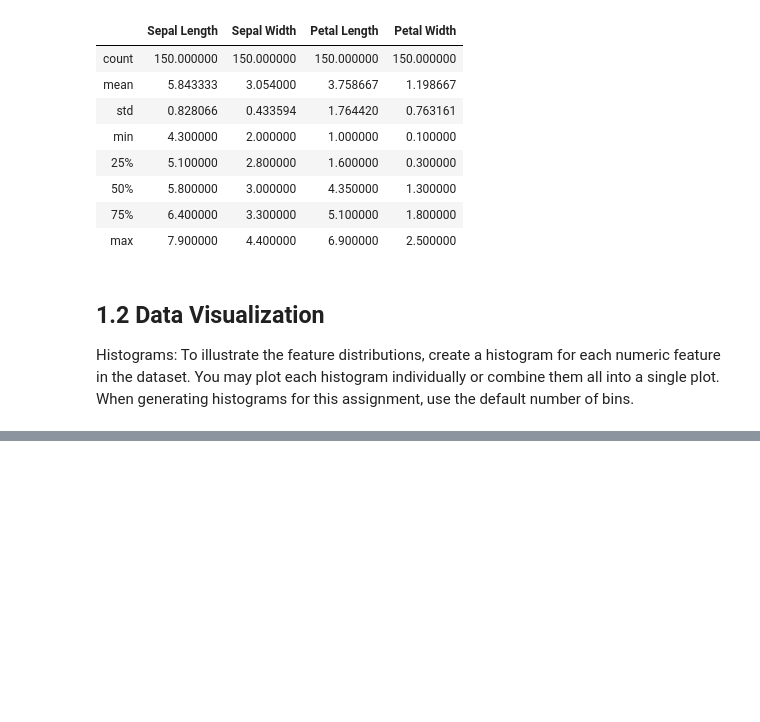
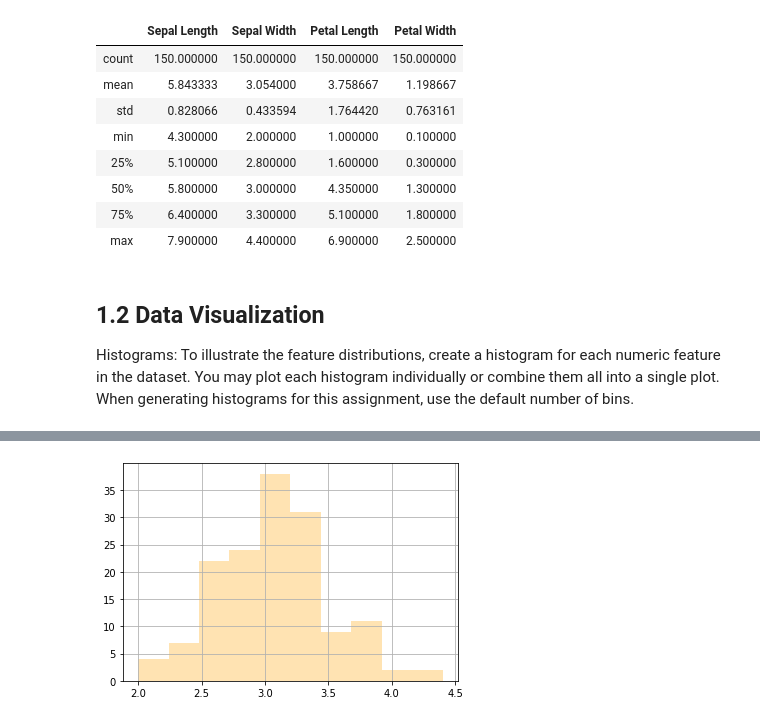
Before and after one commit to run-cmw/data-mining-practice, a Jupyter notebook: assignment2-wells.ipynb, the cells around one changed output, grey strips where cells are left out. Saved outputs shown, nothing was run; the diff lists cells and outputs as text; code cells hidden in the pictures; blank space fills up the shorter version.

```diff
--- a/assignment2-wells.ipynb
+++ b/assignment2-wells.ipynb
@@ -48,0 +68,5 @@ plot. When generating histograms for this assignment, use the default number of
+# %%
+sepal_width = df['Sepal Width']
+sepal__width_hist = sepal_width.hist(color='orange', alpha=0.5)
+# %% [output]
+[figure, added]
```
Also changed, not shown: parts of 6 cells of this notebook.
